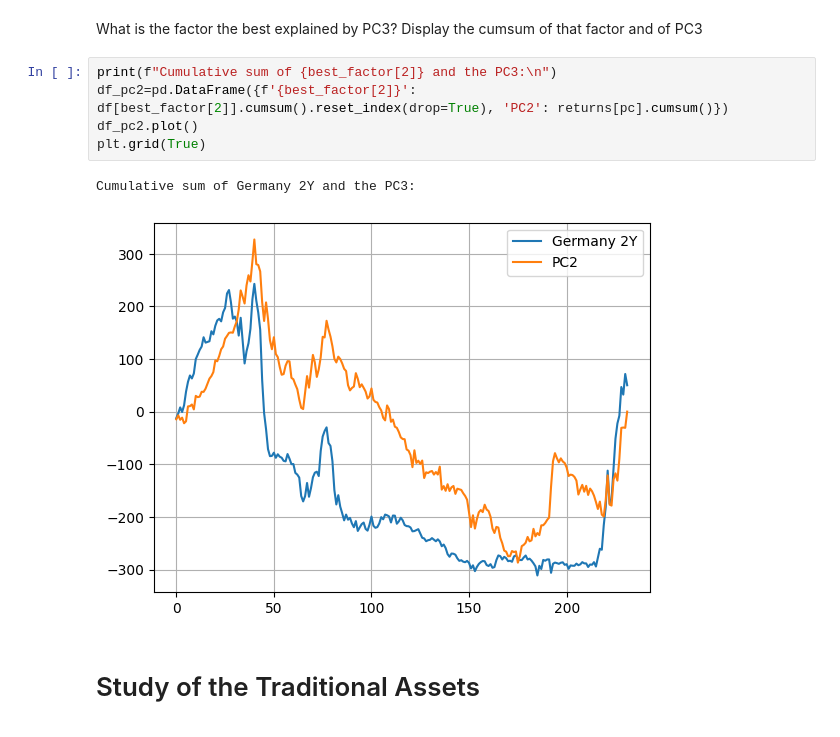
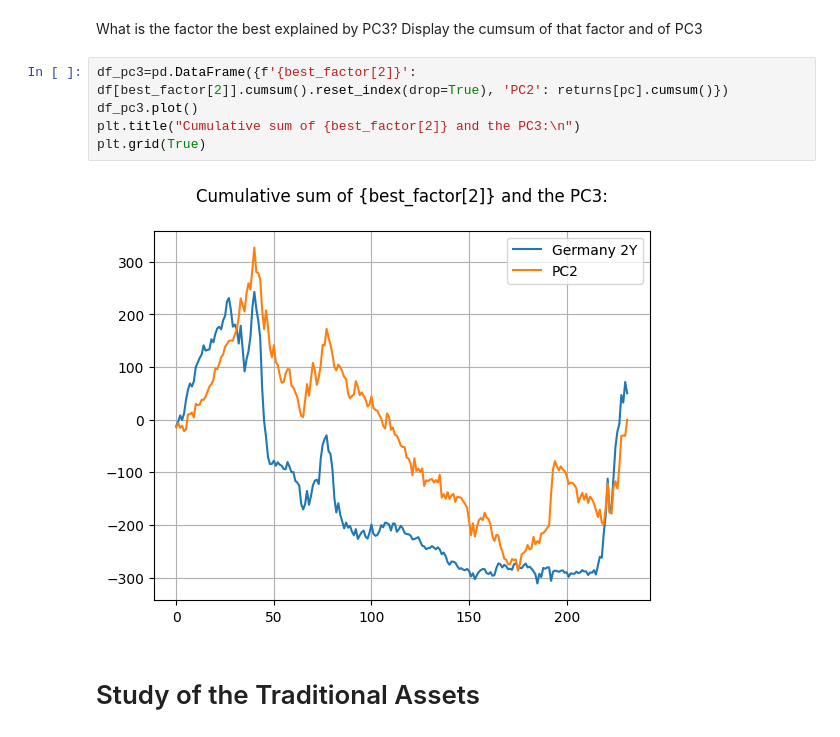
Before and after one commit to theomdvn/AlgoTrading, a Jupyter notebook: PCA.ipynb, the cells around one changed output. Saved outputs shown, nothing was run; the diff lists cells and outputs as text.

```diff
--- a/PCA.ipynb
+++ b/PCA.ipynb
@@ -170,13 +169,12 @@ Cumulative sum of Italy - Germany 10Y and the PC2:
 What is the factor the best explained by PC3? Display the cumsum of that factor and
 of PC3
 # %%
-print(f"Cumulative sum of {best_factor[2]} and the PC3:\n")
-df_pc2=pd.DataFrame({f'{best_factor[2]}': df[best_factor[2]].cumsum().reset_index(drop=True), 'PC2': returns[pc].cumsum()})
-df_pc2.plot()
+df_pc3=pd.DataFrame({f'{best_factor[2]}': df[best_factor[2]].cumsum().reset_index(drop=True), 'PC2': returns[pc].cumsum()})
+df_pc3.plot()
+plt.title("Cumulative sum of {best_factor[2]} and the PC3:\n")
 plt.grid(True)
 # %% [output]
-Cumulative sum of Germany 2Y and the PC3:
-[figure, old version]
+[figure, new version]
 # %% [markdown]
 # Study of the Traditional Assets
 # %% [markdown]
```
Also changed, not shown: parts of 5 cells of this notebook.
